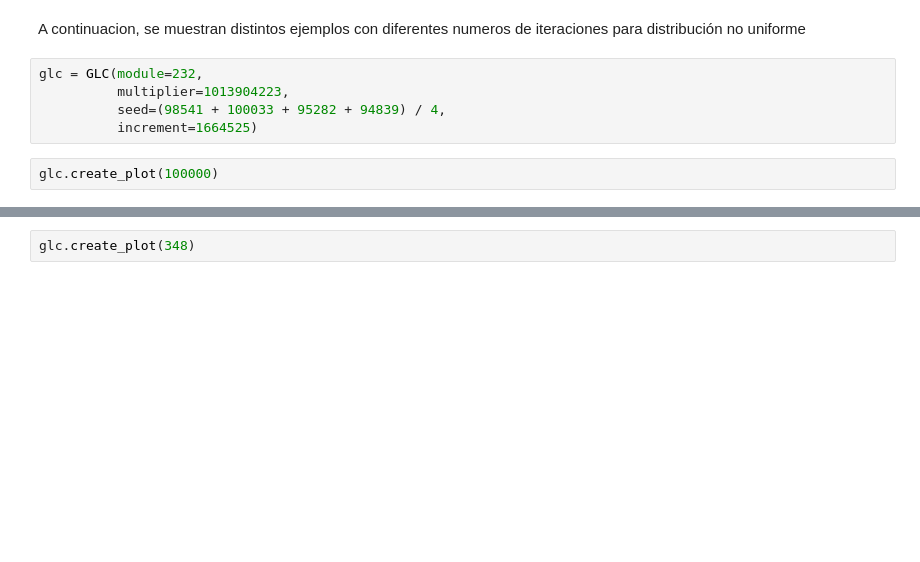
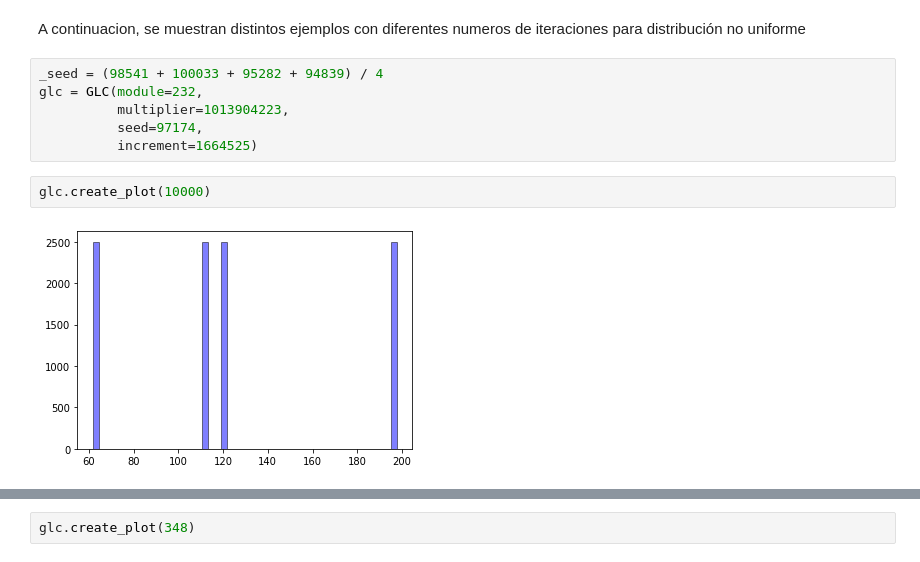
Before and after one commit to yuquimura/TP1-75.26, a Jupyter notebook: src/notebooks/TP1.ipynb, the cells around one changed output, grey strips where cells are left out. Saved outputs shown, nothing was run; the diff lists cells and outputs as text; blank space fills up the shorter version.

```diff
--- a/src/notebooks/TP1.ipynb
+++ b/src/notebooks/TP1.ipynb
@@ -72,10 +114,13 @@ class GLC:
 # %% [markdown]
 A continuacion, se muestran distintos ejemplos con diferentes numeros de iteraciones para distribución no uniforme
 # %%
+_seed = (98541 + 100033 + 95282 + 94839) / 4
 glc = GLC(module=232,
           multiplier=1013904223,
-          seed=(98541 + 100033 + 95282 + 94839) / 4,
+          seed=97174,
           increment=1664525)
 # %%
-glc.create_plot(100000)
+glc.create_plot(10000)
+# %% [output]
+[figure, added]
 # %%
```
Also changed, not shown: parts of 12 cells of this notebook, 2 other files.
